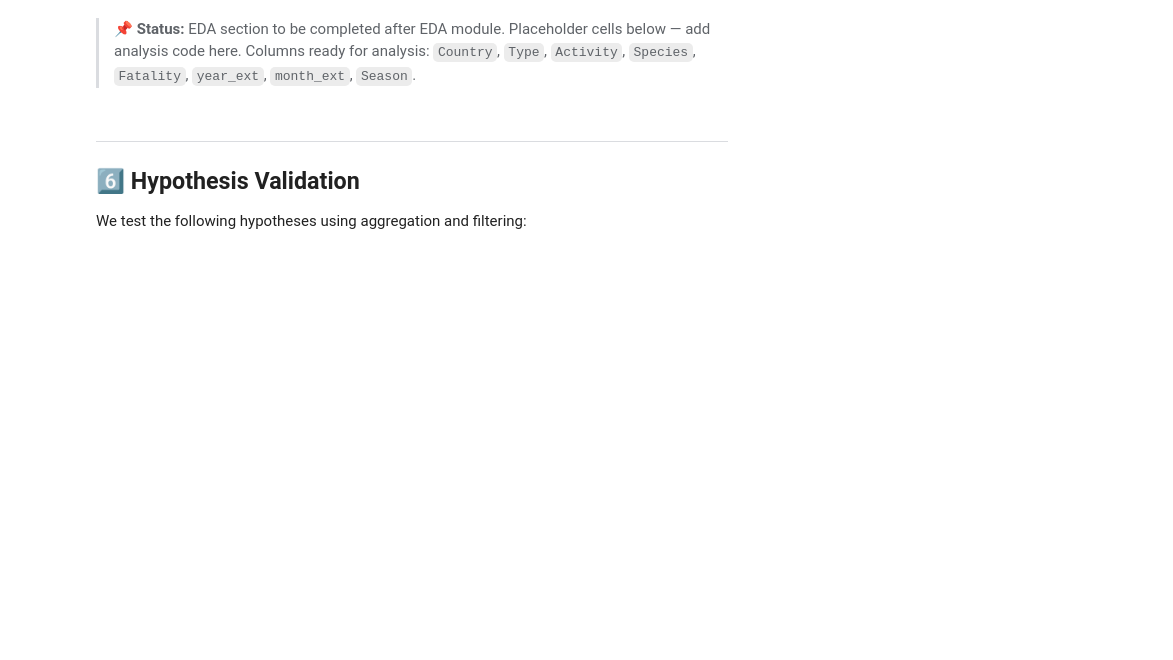
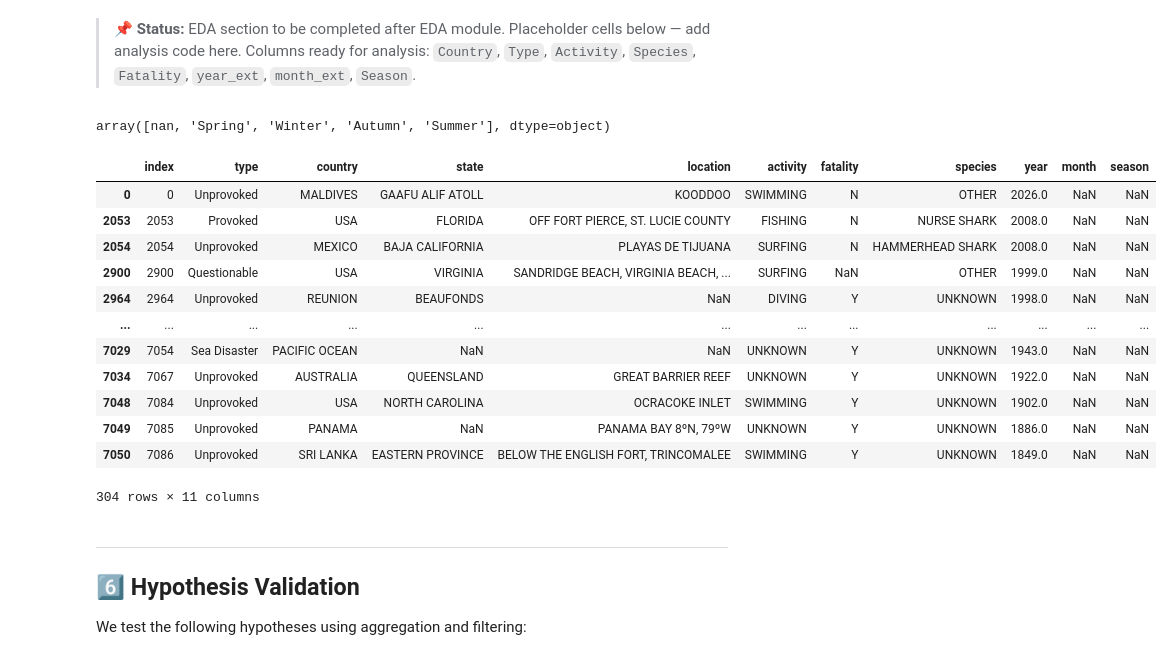
Before and after one commit to cadiyubu/Week2_Shark_Miniproject-, a Jupyter notebook: Shark_df_Analysis.ipynb, the cells around one changed output. Drawn from its saved outputs; the diff is of its cells as text; code cells hidden in the pictures; blank space fills up the shorter version.

Commit message:
Notebook clean & indexes reseted2

```diff
--- a/Shark_df_Analysis.ipynb
+++ b/Shark_df_Analysis.ipynb
@@ -892,7 +916,24 @@ With the cleaned dataset, we now explore distributions and patterns to form hypo
 # shark_clean['Species'].value_counts()
 # %%
 # 📌 PLACEHOLDER — seasonal distribution (uses Season / month_ext from 4.5)
-# shark_clean['Season'].value_counts()
+#As there are months=nan, we check what is the mode for the data set
+display(shark_clean['season'].unique())
+shark_clean[shark_clean['season'].isnull()]
+# %% [output]
+array([nan, 'Spring', 'Winter', 'Autumn', 'Summer'], dtype=object)
+|  | index | type | country | state | location | activity | fatality | species | year | month | season |
+| 0 | 0 | Unprovoked | MALDIVES | GAAFU ALIF ATOLL | KOODDOO | SWIMMING | N | OTHER | 2026.0 | NaN | NaN |
+| 2053 | 2053 | Provoked | USA | FLORIDA | OFF FORT PIERCE, ST. LUCIE COUNTY | FISHING | N | NURSE SHARK | 2008.0 | NaN | NaN |
+| 2054 | 2054 | Unprovoked | MEXICO | BAJA CALIFORNIA | PLAYAS DE TIJUANA | SURFING | N | HAMMERHEAD SHARK | 2008.0 | NaN | NaN |
+| 2900 | 2900 | Questionable | USA | VIRGINIA | SANDRIDGE BEACH, VIRGINIA BEACH, ... | SURFING | NaN | OTHER | 1999.0 | NaN | NaN |
+| 2964 | 2964 | Unprovoked | REUNION | BEAUFONDS | NaN | DIVING | Y | UNKNOWN | 1998.0 | NaN | NaN |
+| ... | ... | ... | ... | ... | ... | ... | ... | ... | ... | ... | ... |
+| 7029 | 7054 | Sea Disaster | PACIFIC OCEAN | NaN | NaN | UNKNOWN | Y | UNKNOWN | 1943.0 | NaN | NaN |
+| 7034 | 7067 | Unprovoked | AUSTRALIA | QUEENSLAND | GREAT BARRIER REEF | UNKNOWN | Y | UNKNOWN | 1922.0 | NaN | NaN |
+| 7048 | 7084 | Unprovoked | USA | NORTH CAROLINA | OCRACOKE INLET | SWIMMING | Y | UNKNOWN | 1902.0 | NaN | NaN |
+| 7049 | 7085 | Unprovoked | PANAMA | NaN | PANAMA BAY 8ºN, 79ºW | UNKNOWN | Y | UNKNOWN | 1886.0 | NaN | NaN |
+| 7050 | 7086 | Unprovoked | SRI LANKA | EASTERN PROVINCE | BELOW THE ENGLISH FORT, TRINCOMALEE | SWIMMING | Y | UNKNOWN | 1849.0 | NaN | NaN |
+304 rows × 11 columns
 # %%
 # 📌 PLACEHOLDER — incidents over time
 # shark_clean['year_ext'].value_counts().sort_index()
```
Also changed, not shown: parts of 3 cells of this notebook.
